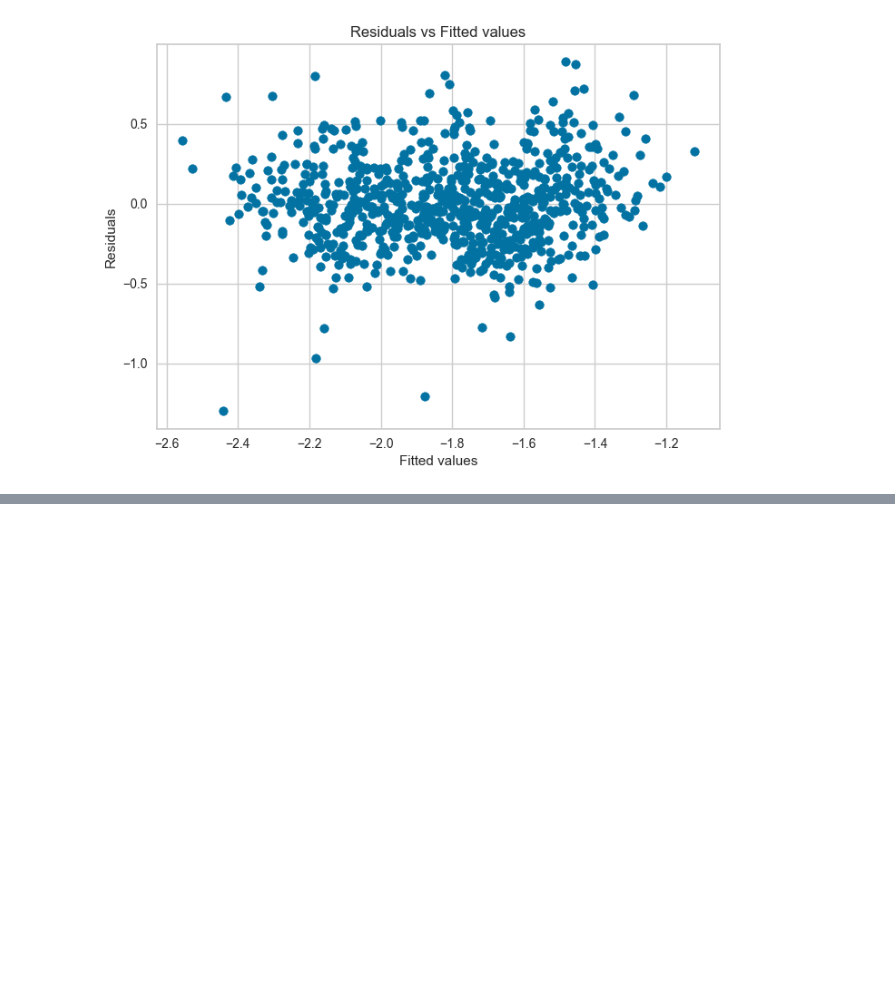
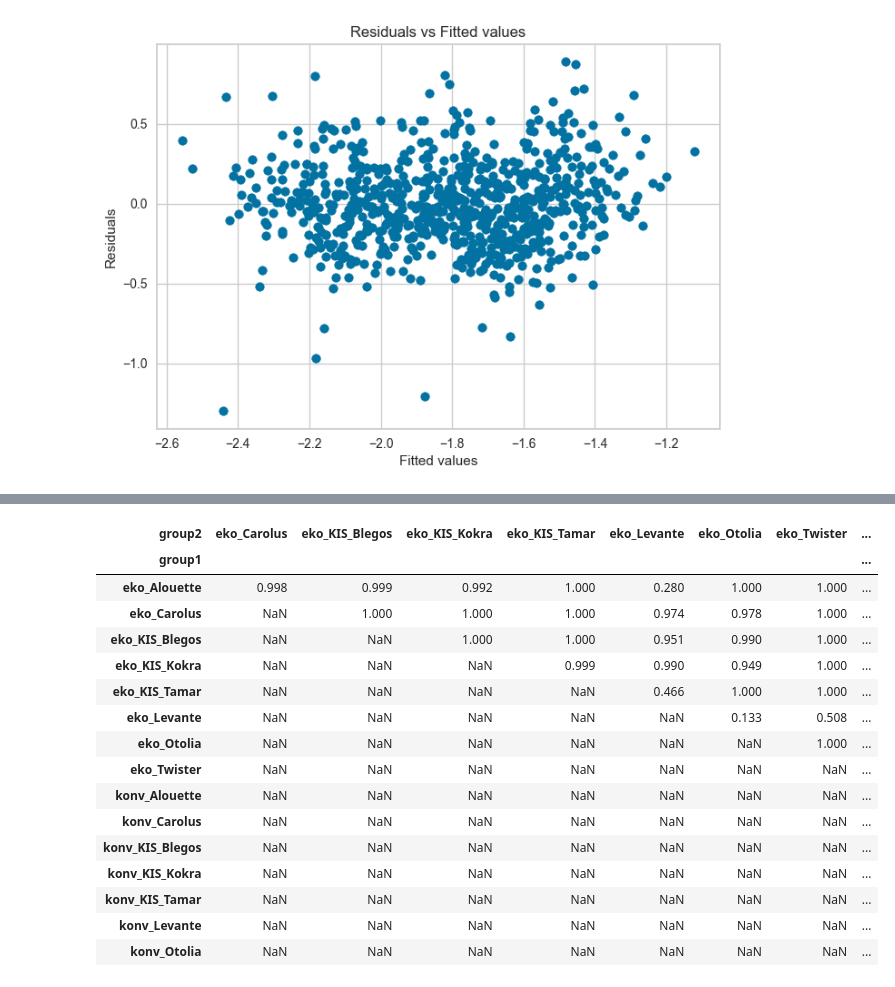
Before and after one commit to Manuscripts-code/Potato-UAV-exploratory--CEA-2024, a Jupyter notebook: notebooks/statistics.ipynb, the cells around one changed output, grey strips where cells are left out. Saved outputs shown, nothing was run; the diff lists cells and outputs as text; code cells hidden in the pictures; blank space fills up the shorter version.

```diff
--- a/notebooks/statistics.ipynb
+++ b/notebooks/statistics.ipynb
@@ -129,0 +162,20 @@ Log-Likelihood: -188.18605969826058
+# %%
+pivot_table
+# %% [output]
+| group2 | eko_Carolus | eko_KIS_Blegos | eko_KIS_Kokra | eko_KIS_Tamar | eko_Levante | eko_Otolia | eko_Twister | ... |
+| group1 |  |  |  |  |  |  |  | ... |
+| eko_Alouette | 0.998 | 0.999 | 0.992 | 1.000 | 0.280 | 1.000 | 1.000 | ... |
+| eko_Carolus | NaN | 1.000 | 1.000 | 1.000 | 0.974 | 0.978 | 1.000 | ... |
+| eko_KIS_Blegos | NaN | NaN | 1.000 | 1.000 | 0.951 | 0.990 | 1.000 | ... |
+| eko_KIS_Kokra | NaN | NaN | NaN | 0.999 | 0.990 | 0.949 | 1.000 | ... |
+| eko_KIS_Tamar | NaN | NaN | NaN | NaN | 0.466 | 1.000 | 1.000 | ... |
+| eko_Levante | NaN | NaN | NaN | NaN | NaN | 0.133 | 0.508 | ... |
+| eko_Otolia | NaN | NaN | NaN | NaN | NaN | NaN | 1.000 | ... |
+| eko_Twister | NaN | NaN | NaN | NaN | NaN | NaN | NaN | ... |
+| konv_Alouette | NaN | NaN | NaN | NaN | NaN | NaN | NaN | ... |
+| konv_Carolus | NaN | NaN | NaN | NaN | NaN | NaN | NaN | ... |
+| konv_KIS_Blegos | NaN | NaN | NaN | NaN | NaN | NaN | NaN | ... |
+| konv_KIS_Kokra | NaN | NaN | NaN | NaN | NaN | NaN | NaN | ... |
+| konv_KIS_Tamar | NaN | NaN | NaN | NaN | NaN | NaN | NaN | ... |
+| konv_Levante | NaN | NaN | NaN | NaN | NaN | NaN | NaN | ... |
+| konv_Otolia | NaN | NaN | NaN | NaN | NaN | NaN | NaN | ... |
```
Also changed, not shown: parts of 3 cells of this notebook.
